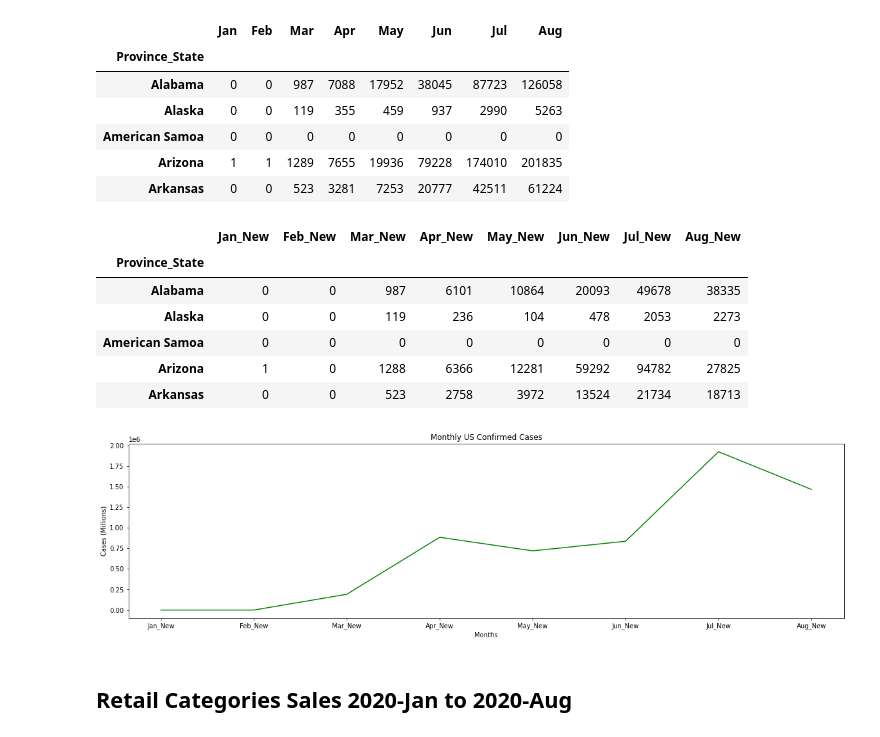
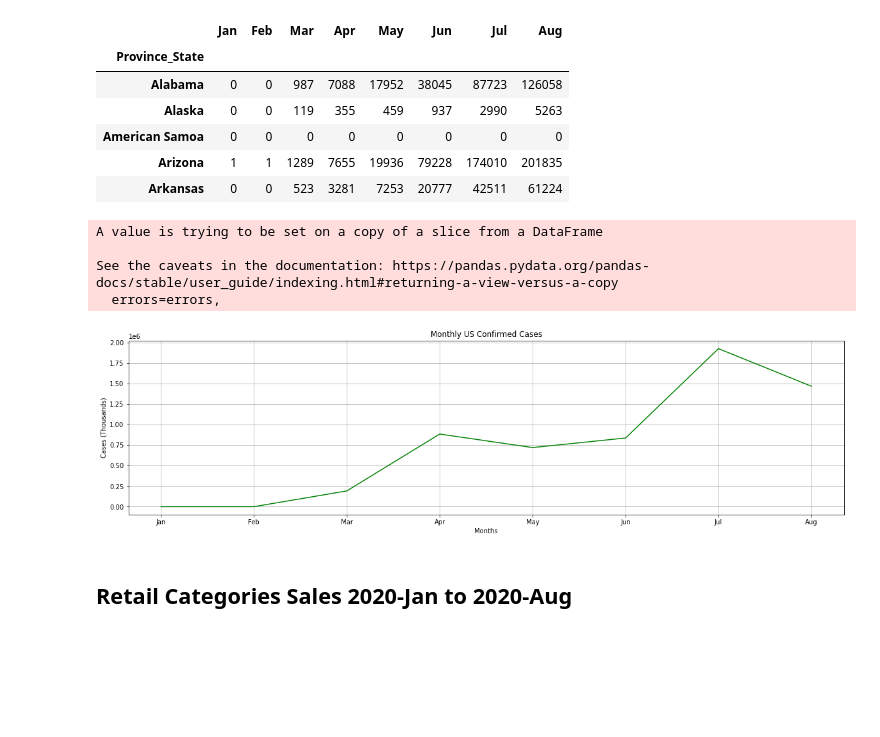
Before and after one commit to LenSin3/Conservatory-cvd19-retail, a Jupyter notebook: covid-retail.ipynb, the cells around one changed output. Cells and saved outputs as stored; diff of their text form; code cells hidden in the pictures; blank space fills up the shorter version.

```diff
--- a/covid-retail.ipynb
+++ b/covid-retail.ipynb
@@ -115,24 +115,26 @@ state_cov_sum['Aug_New'] = aug_new
 new_ind_cases = ['Jan_New', 'Feb_New', 'Mar_New', 'Apr_New', 'May_New', 'Jun_New', 'Jul_New', 'Aug_New']
 state_ind = state_cov_sum[new_ind_cases]
 state_ind.head()
+state_ind.rename(columns={'Jan_New':'Jan', 'Feb_New':'Feb', 'Mar_New':'Mar', 'Apr_New':'Apr', 'May_New':'May',\
+                         'Jun_New':'Jun', 'Jul_New':'Jul', 'Aug_New':'Aug'}, inplace=True)
 # %% [output]
-|  | Jan_New | Feb_New | Mar_New | Apr_New | May_New | Jun_New | Jul_New | Aug_New |
-| Province_State |  |  |  |  |  |  |  |  |
-| Alabama | 0 | 0 | 987 | 6101 | 10864 | 20093 | 49678 | 38335 |
-| Alaska | 0 | 0 | 119 | 236 | 104 | 478 | 2053 | 2273 |
-| American Samoa | 0 | 0 | 0 | 0 | 0 | 0 | 0 | 0 |
-| Arizona | 1 | 0 | 1288 | 6366 | 12281 | 59292 | 94782 | 27825 |
-| Arkansas | 0 | 0 | 523 | 2758 | 3972 | 13524 | 21734 | 18713 |
+A value is trying to be set on a copy of a slice from a DataFrame
+
+See the caveats in the documentation: https://pandas.pydata.org/pandas-docs/stable/user_guide/indexing.html#returning-a-view-versus-a-copy
+  errors=errors,
 # %%
 state = state_ind.sum()
 # mnth_labels = ['Jan', 'Feb', 'Mar', 'Apr', 'May', 'Jun', 'Jul', 'Aug']
 state.plot(color='green')
 plt.title('Monthly US Confirmed Cases')
-plt.ylabel('Cases (Millions)')
+plt.ylabel('Cases (Thousands)')
 plt.xlabel('Months')
+
+
+plt.grid()
 plt.show()
 # %% [output]
-[figure, old version]
+[figure, new version]
 # %% [markdown]
 ## **Retail Categories Sales 2020-Jan to 2020-Aug**
 # %%
```
Also changed, not shown: parts of 6 cells of this notebook.
